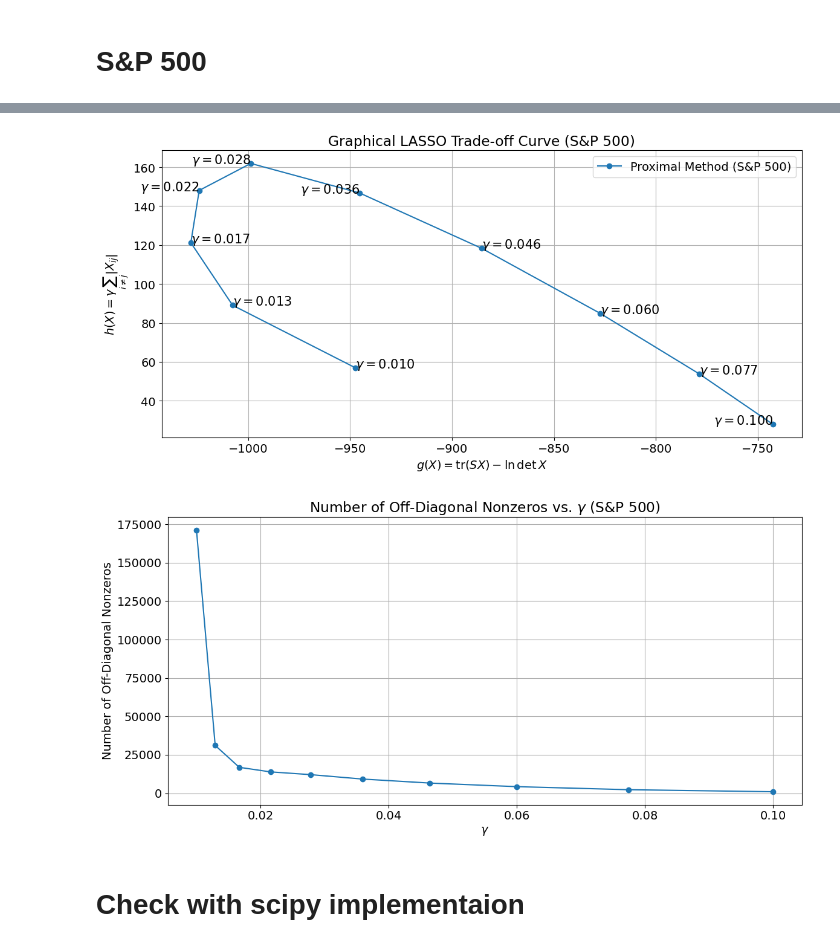
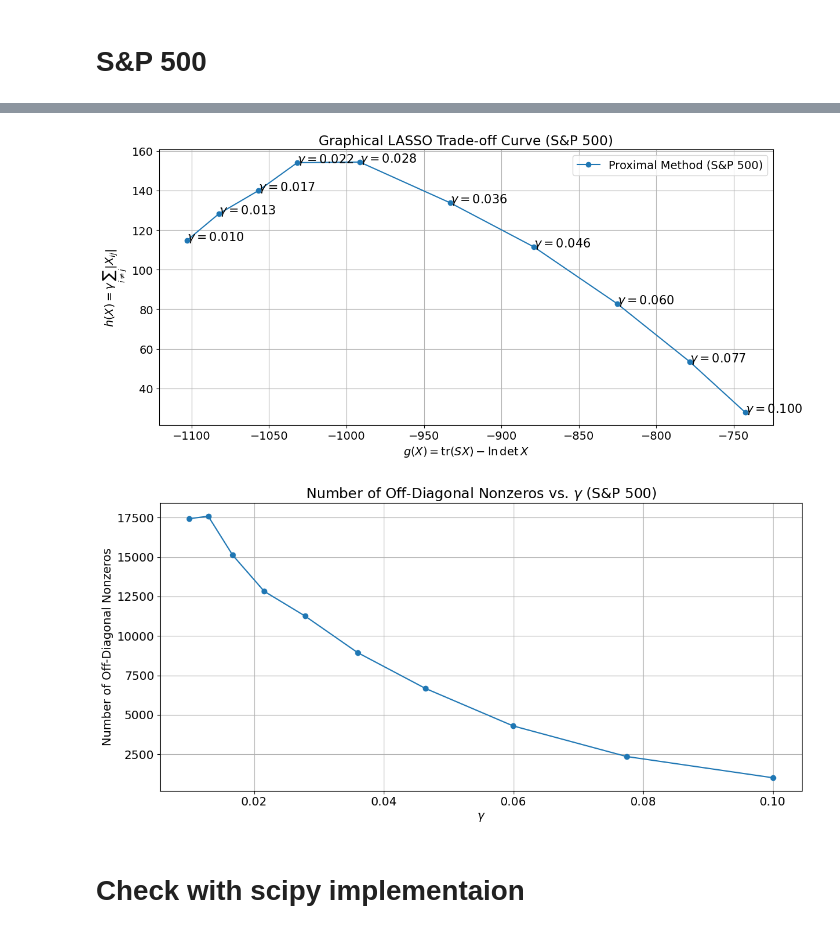
Before and after one commit to PK1725/Optimization_for_data_science, a Jupyter notebook: assignment/main.ipynb, the cells around one changed output, grey strips where cells are left out. Cells and saved outputs as stored; diff of their text form; code cells hidden in the pictures.

```diff
--- a/assignment/main.ipynb
+++ b/assignment/main.ipynb
@@ -150,7 +150,7 @@ def prox(X,t,gamma):
     return diag_X + prox_off_diag
 
 
-def backtrack_line_search(X_k,prox, g,g_grad_X_k,gamma,t_init=1, beta=0.85):
+def backtrack_line_search(X_k,prox, g,g_grad_X_k,gamma,t_init=1.5, beta=0.85):
     t = t_init
     X_kp1 = prox(X_k-t*g_grad_X_k,t,gamma)
     while True:
@@ -210,9 +210,10 @@ def proximal_method(S,prox, g,g_grad, h, gamma, eps=1e-2, X_init=None,max_iter=1
         X_k, _ = backtrack_line_search(X_k, prox, g, g_grad_x_k, gamma,t_init=t,beta=beta)
         gap = duality_gap(S, X_k, gamma)
 
+        pbar.set_description(f"Iterations ∆={gap:.2f}")
         if gap <= eps:
             break
-        pbar.set_description(f"Iterations ∆={gap:.2f}")
+
 
     return X_k
 
@@ -325,7 +326,7 @@ Gamma: 1.00, g(X): 4.5129, h(X): 0.0156
 sp500_cov = np.loadtxt('sp500.txt')
 
 # Define gamma values logarithmically spaced between 10^-2 and 10^-1
-gamma_vals_sp500 = np.logspace(-2, -1, 10)
+gamma_vals_sp500 = np.logspace(-2, -1, 10)[::-1]
 
 # Initialize lists to store results
 gs_sp500 = []
@@ -333,17 +334,17 @@ hs_sp500 = []
 nonzeros_sp500 = []
 
 # Use the proximal gradient method to solve the graphical LASSO problem
-X_init = np.eye(sp500_cov.shape[0])  # Initial guess for X
+X_init = sp500_cov#np.eye(sp500_cov.shape[0])  # Initial guess for X
 
 for gamma in gamma_vals_sp500:
+    print(f"Gamma: {gamma:.2f}")
     # Solve the problem using the previous solution as the initial guess
     X_star_sp500 = proximal_method(sp500_cov, prox, lambda X: compute_g(sp500_cov, X),
-                                   lambda X: g_grad(sp500_cov, X), lambda X: compute_h(X, gamma), gamma=gamma, X_init=X_init, max_iter=1000, eps=1e-2,beta=0.7)
+                                   lambda X: g_grad(sp500_cov, X), lambda X: compute_h(X, gamma), gamma=gamma, X_init=X_init, max_iter=2750, eps=1e-2,beta=0.5)
     g_val_sp500 = compute_g(sp500_cov, X_star_sp500)
     h_val_sp500 = compute_h(X_star_sp500, gamma)
     gs_sp500.append(g_val_sp500)
     hs_sp500.append(h_val_sp500)
-
 
     # Count the number of off-diagonal nonzeros in X_star_sp500
     nonzeros = np.sum(np.abs(X_star_sp500 - np.diag(np.diag(X_star_sp500))) > 1e-6)
@@ -360,41 +372,41 @@ plt.figure(figsize=(12, 6))
 plt.plot(gs_sp500, hs_sp500, marker='o', label='Proximal Method (S&P 500)')
 plt.xlabel(r'$g(X)=\operatorname{tr}(S X)-\ln \operatorname{det} X$')
 plt.ylabel(r'$h(X)=\gamma \sum_{i \neq j}\left|X_{i j}\right|$')
 plt.title('Graphical LASSO Trade-off Curve (S&P 500)')
 plt.grid(True)
 plt.tight_layout()
 plt.legend()
-for i, gamma in enumerate(gamma_vals_sp500[:3]):
+for i, gamma in enumerate(gamma_vals_sp500):
     plt.text(gs_sp500[i], hs_sp500[i]-0.005, rf'$\gamma=${gamma:.3f}', fontsize=15, ha='left')
 
-for i, gamma in enumerate(gamma_vals_sp500[3:6]):
-    plt.text(gs_sp500[3+i], hs_sp500[3+i]-0.005, rf'$\gamma=${gamma:.3f}', fontsize=15, ha='right')
+#for i, gamma in enumerate(gamma_vals_sp500[3:6]):
+    #plt.text(gs_sp500[3+i], hs_sp500[3+i]-0.005, rf'$\gamma=${gamma:.3f}', fontsize=15, ha='right')
 
-for i, gamma in enumerate(gamma_vals_sp500[6:9]):
-    plt.text(gs_sp500[6+i], hs_sp500[6+i]-0.005, rf'$\gamma=${gamma:.3f}', fontsize=15, ha='left')
+#for i, gamma in enumerate(gamma_vals_sp500[6:9]):
+    #plt.text(gs_sp500[6+i], hs_sp500[6+i]-0.005, rf'$\gamma=${gamma:.3f}', fontsize=15, ha='left')
 
-plt.text(gs_sp500[-1]-0.01, hs_sp500[-1]-0.005, rf'$\gamma=${gamma_vals_sp500[-1]:.3f}', fontsize=15, ha='right')
+#plt.text(gs_sp500[-1]-0.01, hs_sp500[-1]-0.005, rf'$\gamma=${gamma_vals_sp500[-1]:.3f}', fontsize=15, ha='right')
 
 plt.savefig('sp500_tradeoff_curve.pdf', dpi=300)
 plt.show()
 
 
 
 
 # Plot the number of off-diagonal nonzeros as a function of gamma
 plt.figure(figsize=(12, 6))
 plt.plot(gamma_vals_sp500, nonzeros_sp500, marker='o')
 #plt.xscale('log')
 plt.xlabel(r'$\gamma$')
 plt.ylabel('Number of Off-Diagonal Nonzeros')
 plt.title('Number of Off-Diagonal Nonzeros vs. $\gamma$ (S&P 500)')
 plt.grid(True)
 plt.tight_layout()
 plt.savefig('sp500_nonzeros_vs_gamma.pdf', dpi=300)
 plt.show()
 # %% [output]
-[figure, old version]
+[figure, new version]
-[figure, old version]
+[figure, new version]
 # %% [markdown]
 # Check with scipy implementaion
 # %%
```
Also changed, not shown: parts of 1 cell of this notebook, 5 other files.
